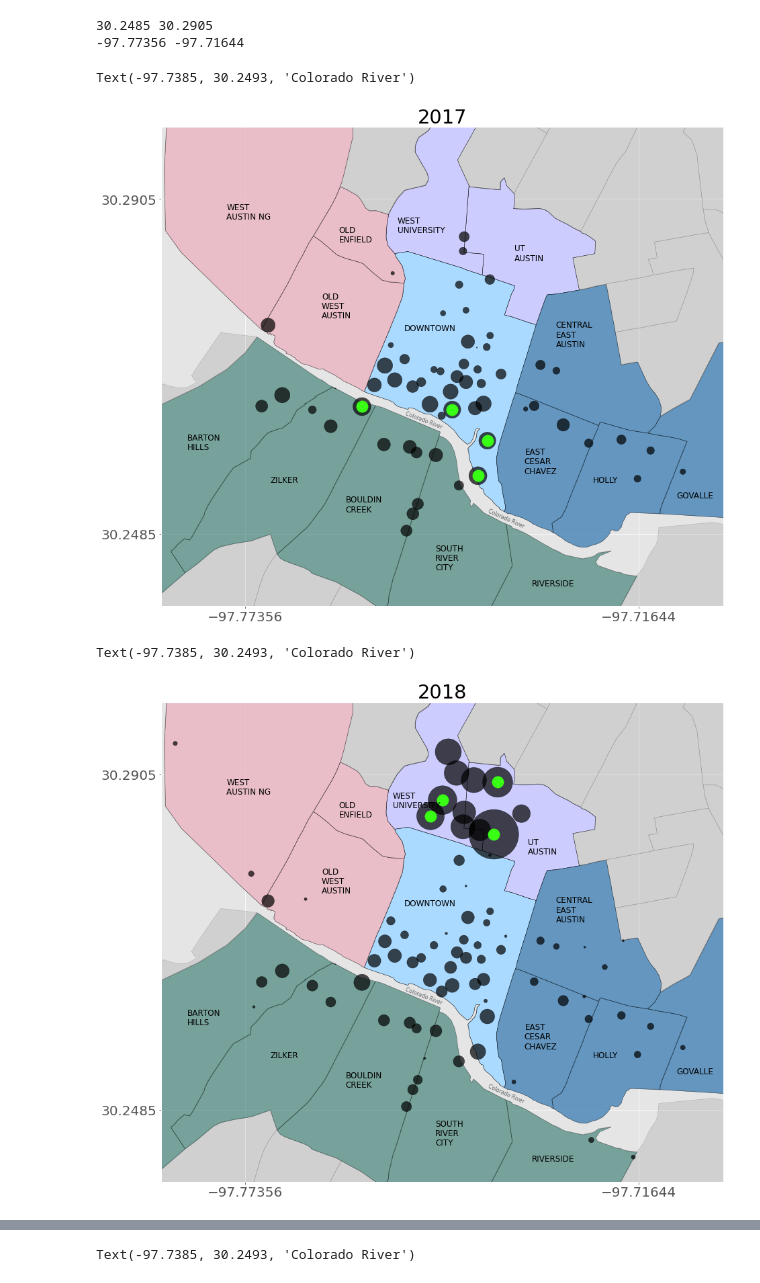
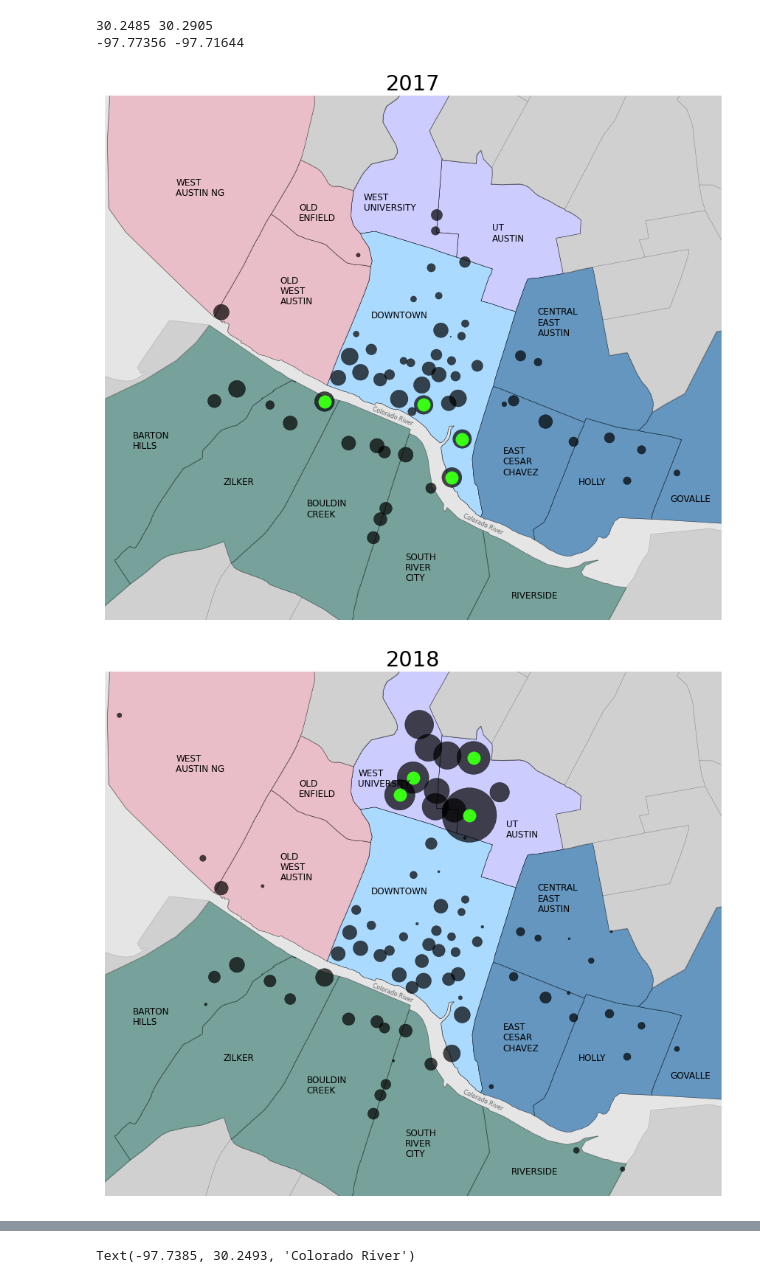
Before and after one commit to flyingcape/MetroBike, a Jupyter notebook: Final_Visualizations_forWriteUp.ipynb, the cells around one changed output, grey strips where cells are left out. Saved outputs shown, nothing was run; the diff lists cells and outputs as text; code cells hidden in the pictures.

Commit message:
changes to visualizations for final project write-up

```diff
--- a/Final_Visualizations_forWriteUp.ipynb
+++ b/Final_Visualizations_forWriteUp.ipynb
@@ -681,35 +746,37 @@ plt.text(-97.770,30.255,"ZILKER",color='black',
         fontsize = 12)
 plt.text(-97.7625,30.2780,"OLD",color='black',
         fontsize = 12)
 plt.text(-97.7625,30.2768,"WEST",color='black',
         fontsize = 12)
 plt.text(-97.7625,30.2756,"AUSTIN",color='black',
         fontsize = 12)
 plt.text(-97.782,30.2603,"BARTON",color='black',
         fontsize = 12)
 plt.text(-97.782,30.2591,"HILLS",color='black',
         fontsize = 12)
 plt.text(-97.759,30.2525,"BOULDIN",color='black',
         fontsize = 12)
 plt.text(-97.759,30.2513,"CREEK",color='black',
         fontsize = 12)
 plt.text(-97.746,30.2464,"SOUTH",color='black',
         fontsize = 12)
 plt.text(-97.746,30.2452,"RIVER",color='black',
         fontsize = 12)
 plt.text(-97.746,30.2440,"CITY",color='black',
         fontsize = 12)
 plt.text(-97.7763,30.2892,"WEST",color='black',
         fontsize = 12)
 plt.text(-97.7763,30.2880,"AUSTIN NG",color='black',
         fontsize = 12)
 plt.text(-97.7505,30.2617,"Colorado River",color='#606467',
         fontsize = 7.9, rotation = -21)
 plt.text(-97.7385,30.2493,"Colorado River",color='#606467',
         fontsize = 7.9, rotation = -24)
+
+ax.axes.xaxis.set_visible(False)
+ax.axes.yaxis.set_visible(False)
 # %% [output]
-Text(-97.7385, 30.2493, 'Colorado River')
-[figure, old version]
+[figure, new version]
 # %%
 markersize = kiosk_geo['Num_Rides_2018']/200
 
@@ -827,9 +894,11 @@ plt.text(-97.7505,30.2617,"Colorado River",color='#606467',
         fontsize = 7.9, rotation = -21)
 plt.text(-97.7385,30.2493,"Colorado River",color='#606467',
         fontsize = 7.9, rotation = -24)
+
+ax.axes.xaxis.set_visible(False)
+ax.axes.yaxis.set_visible(False)
 # %% [output]
-Text(-97.7385, 30.2493, 'Colorado River')
-[figure, old version]
+[figure, new version]
 # %%
 markersize = kiosk_geo['Num_Rides_2019']/200
 
```
Also changed, not shown: parts of 11 cells of this notebook, 4 other files.
